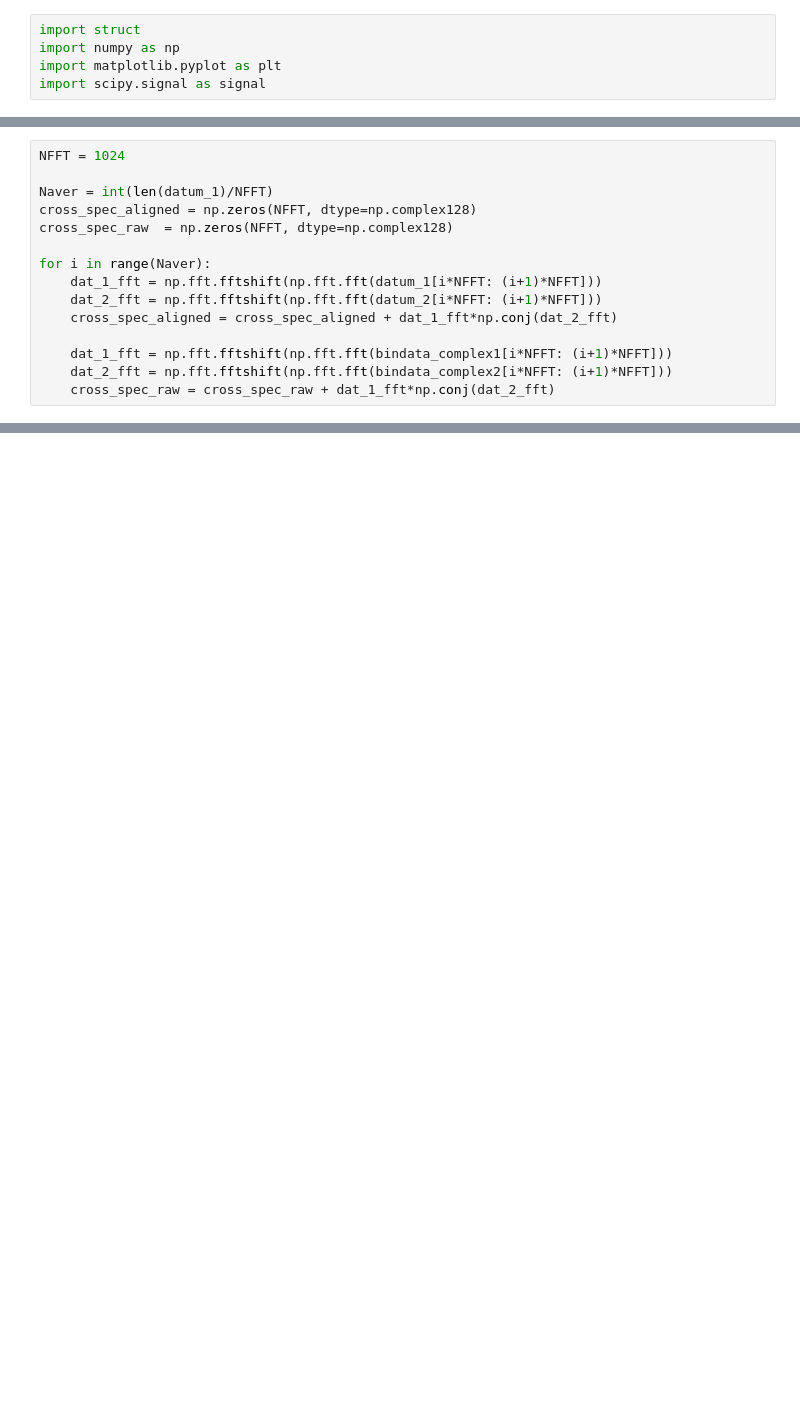
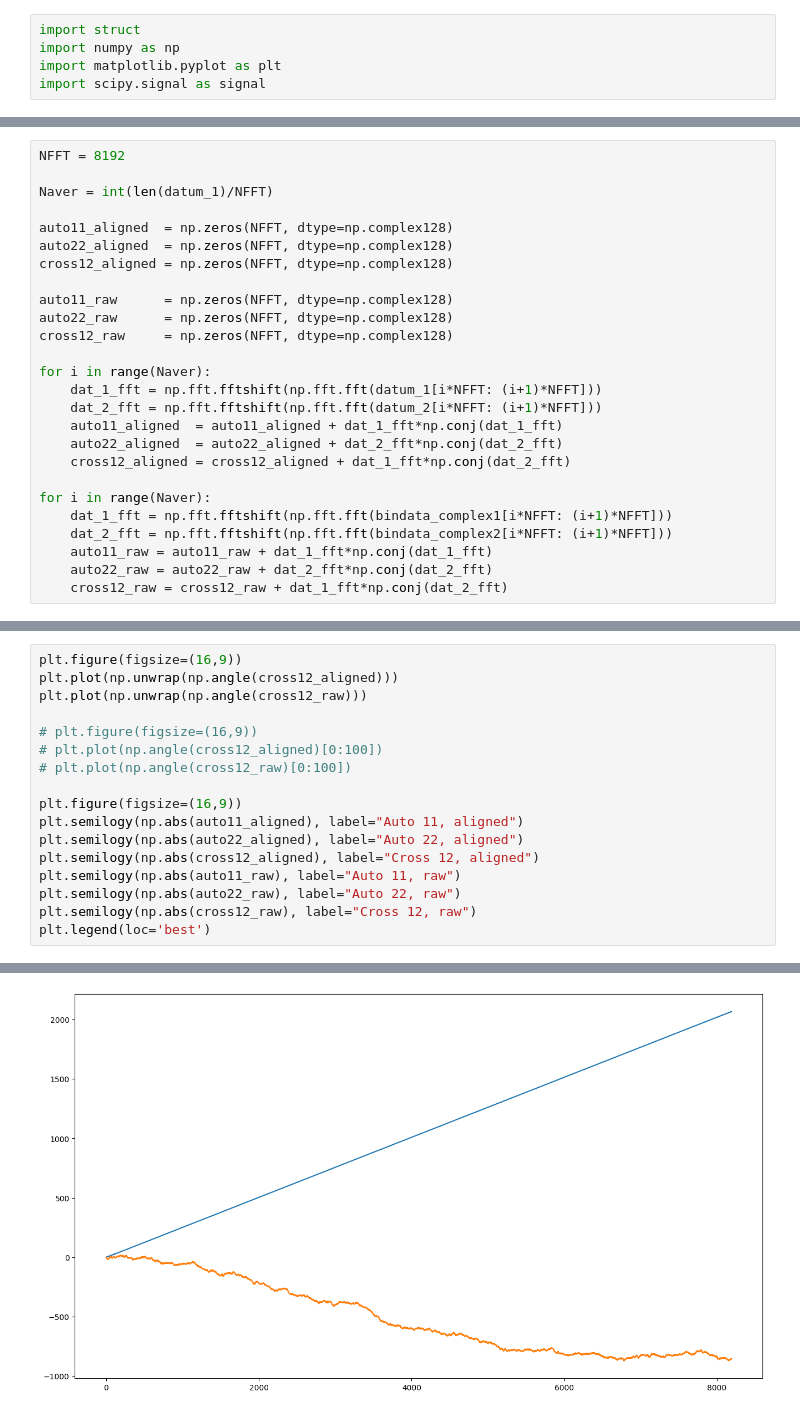
Before and after one commit to VU3VWB/rtlsdr_codes, a Jupyter notebook: sdr_correlator/Read_binarydata_FFT_correlate.ipynb, the cells around one changed output, grey strips where cells are left out. Drawn from its saved outputs; the diff is of its cells as text; blank space fills up the shorter version.

```diff
--- a/sdr_correlator/Read_binarydata_FFT_correlate.ipynb
+++ b/sdr_correlator/Read_binarydata_FFT_correlate.ipynb
@@ -72,15 +68,26 @@ SDR 1 started earlier, dropping its samples
 # %%
-NFFT = 1024
+NFFT = 8192
 
 Naver = int(len(datum_1)/NFFT)
-cross_spec_aligned = np.zeros(NFFT, dtype=np.complex128)
-cross_spec_raw  = np.zeros(NFFT, dtype=np.complex128)
+
+auto11_aligned  = np.zeros(NFFT, dtype=np.complex128)
+auto22_aligned  = np.zeros(NFFT, dtype=np.complex128)
+cross12_aligned = np.zeros(NFFT, dtype=np.complex128)
+
+auto11_raw      = np.zeros(NFFT, dtype=np.complex128)
+auto22_raw      = np.zeros(NFFT, dtype=np.complex128)
+cross12_raw     = np.zeros(NFFT, dtype=np.complex128)
 
 for i in range(Naver):
     dat_1_fft = np.fft.fftshift(np.fft.fft(datum_1[i*NFFT: (i+1)*NFFT]))
     dat_2_fft = np.fft.fftshift(np.fft.fft(datum_2[i*NFFT: (i+1)*NFFT]))
-    cross_spec_aligned = cross_spec_aligned + dat_1_fft*np.conj(dat_2_fft)
+    auto11_aligned  = auto11_aligned + dat_1_fft*np.conj(dat_1_fft)
+    auto22_aligned  = auto22_aligned + dat_2_fft*np.conj(dat_2_fft)
+    cross12_aligned = cross12_aligned + dat_1_fft*np.conj(dat_2_fft)
 
+for i in range(Naver):
     dat_1_fft = np.fft.fftshift(np.fft.fft(bindata_complex1[i*NFFT: (i+1)*NFFT]))
     dat_2_fft = np.fft.fftshift(np.fft.fft(bindata_complex2[i*NFFT: (i+1)*NFFT]))
-    cross_spec_raw = cross_spec_raw + dat_1_fft*np.conj(dat_2_fft)
+    auto11_raw = auto11_raw + dat_1_fft*np.conj(dat_1_fft)
+    auto22_raw = auto22_raw + dat_2_fft*np.conj(dat_2_fft)
+    cross12_raw = cross12_raw + dat_1_fft*np.conj(dat_2_fft)
@@ -98,0 +94,18 @@ plt.semilogy(np.abs(cross_spec_raw))
+# %%
+plt.figure(figsize=(16,9))
+plt.plot(np.unwrap(np.angle(cross12_aligned)))
+plt.plot(np.unwrap(np.angle(cross12_raw)))
+
+# plt.figure(figsize=(16,9))
+# plt.plot(np.angle(cross12_aligned)[0:100])
+# plt.plot(np.angle(cross12_raw)[0:100])
+
+plt.figure(figsize=(16,9))
+plt.semilogy(np.abs(auto11_aligned), label="Auto 11, aligned")
+plt.semilogy(np.abs(auto22_aligned), label="Auto 22, aligned")
+plt.semilogy(np.abs(cross12_aligned), label="Cross 12, aligned")
+plt.semilogy(np.abs(auto11_raw), label="Auto 11, raw")
+plt.semilogy(np.abs(auto22_raw), label="Auto 22, raw")
+plt.semilogy(np.abs(cross12_raw), label="Cross 12, raw")
+plt.legend(loc='best')
+# %% [output]
@@ -98,0 +113 @@ plt.semilogy(np.abs(cross_spec_raw))
+[figure, added]
```
Also changed, not shown: parts of 9 cells of this notebook, 3 other files.
